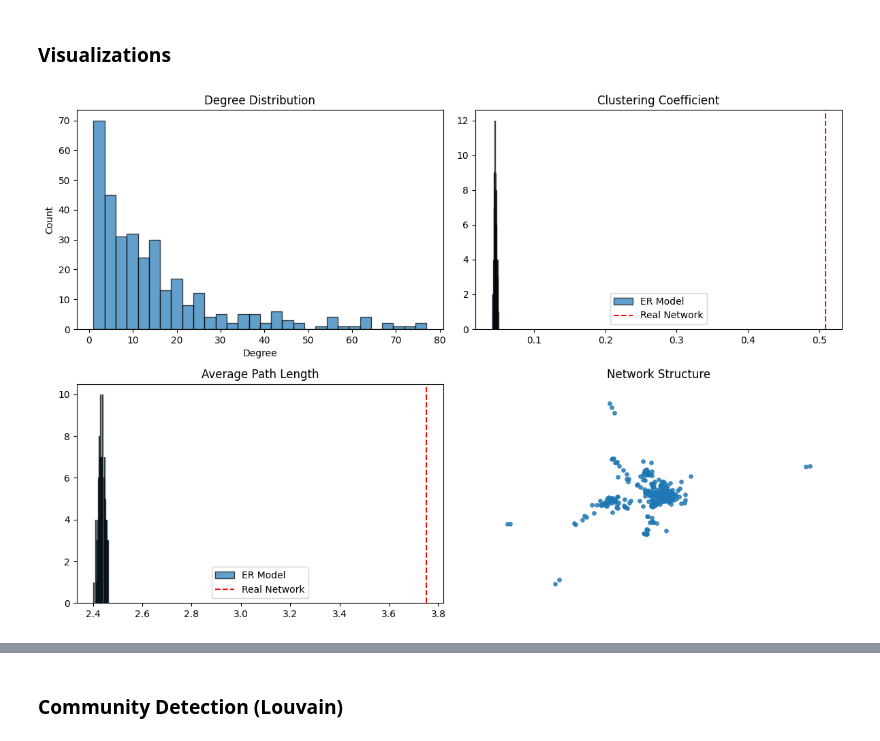
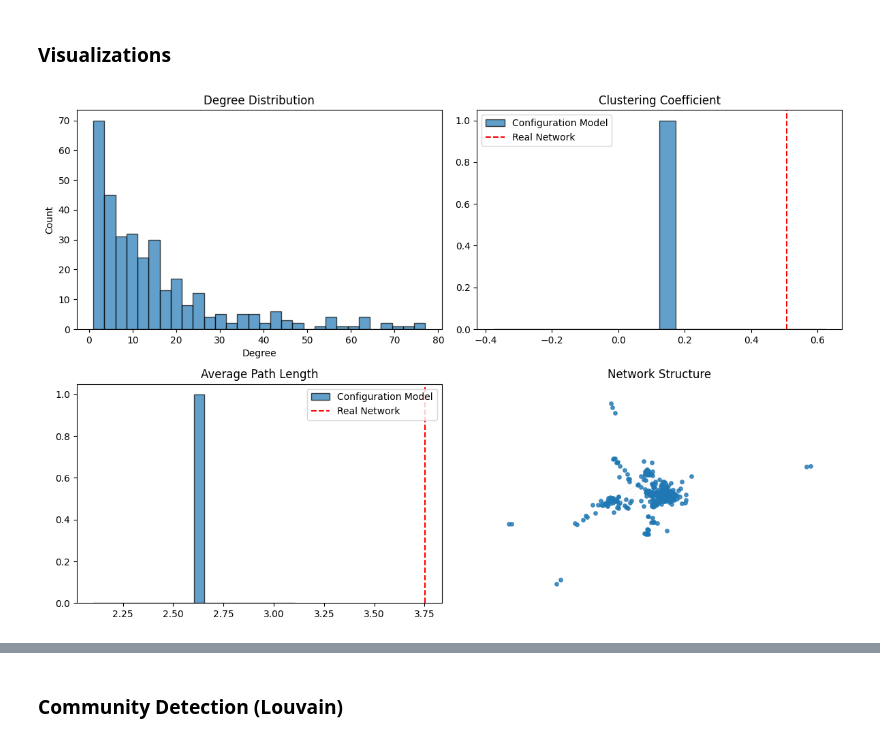
Before and after one commit to aymanmomin/Facebook-Ego-Network-Analysis, a Jupyter notebook: cpsc-572-facebook-ego-network-analysis.ipynb, the cells around one changed output, grey strips where cells are left out. Saved outputs shown, nothing was run; the diff lists cells and outputs as text; code cells hidden in the pictures.

Commit message:
Kaggle Notebook | CPSC 572: Facebook Ego Network Analysis | Saving progress

```diff
--- a/cpsc-572-facebook-ego-network-analysis.ipynb
+++ b/cpsc-572-facebook-ego-network-analysis.ipynb
@@ -129,3 +145,16 @@ for _ in range(n_simulations):
+# %%
+# Generate degree-preserving randomized graph
+degree_seq = [d for _, d in G.degree()]
+null_model = nx.configuration_model(degree_seq)
+
+# Convert to simple graph (remove parallel edges/self-loops)
+null_model = nx.Graph(null_model)
+null_model.remove_edges_from(nx.selfloop_edges(null_model))
+
+# Calculate null model metrics
+clustering_null = nx.average_clustering(null_model)
+lcc_null = max(nx.connected_components(null_model), key=len)
+path_length_null = nx.average_shortest_path_length(null_model.subgraph(lcc_null))
 # %% [markdown]
 ### Compare Real vs. Null
 # %%
@@ -161,34 +196,34 @@ plt.hist(degrees, bins=30, edgecolor="k", alpha=0.7)
 plt.title("Degree Distribution")
 plt.xlabel("Degree")
 plt.ylabel("Count")
 
 # Clustering comparison
 plt.subplot(222)  # Row 1, Col 2
-plt.hist(clustering_er, bins=20, edgecolor="k", alpha=0.7, label="ER Model")
+plt.hist(clustering_null, bins=20, edgecolor="k", alpha=0.7, label="Configuration Model")
 plt.axvline(clustering, color="r", linestyle="--", label="Real Network")
 plt.title("Clustering Coefficient")
 plt.legend()
 
 # Path length comparison
 plt.subplot(223)  # Row 2, Col 1
-plt.hist(path_length_er, bins=20, edgecolor="k", alpha=0.7, label="ER Model")
+plt.hist(path_length_null, bins=20, edgecolor="k", alpha=0.7, label="Configuration Model")
 plt.axvline(avg_path_length, color="r", linestyle="--", label="Real Network")
 plt.title("Average Path Length")
 plt.legend()
 
-# Network structure
+# Network Structure (Excluding Ego Node)
 plt.subplot(224)  # Row 2, Col 2
 pos = nx.spring_layout(G, seed=42)
 nx.draw_networkx_nodes(G, pos, node_size=15, alpha=0.8)  # Reduced node size
 nx.draw_networkx_edges(G, pos, alpha=0.03, edge_color="gray")  # More transparent edges
 plt.title("Network Structure")
 plt.axis("off")
 
 # Adjust spacing
 plt.subplots_adjust(hspace=0.3, wspace=0.3)  # Control vertical/horizontal spacing
 plt.tight_layout()
 
 plt.savefig("/kaggle/working/part1_results.png")
 plt.show()
 # %% [output]
-[figure, old version]
+[figure, new version]
```
Also changed, not shown: parts of 44 cells of this notebook.
